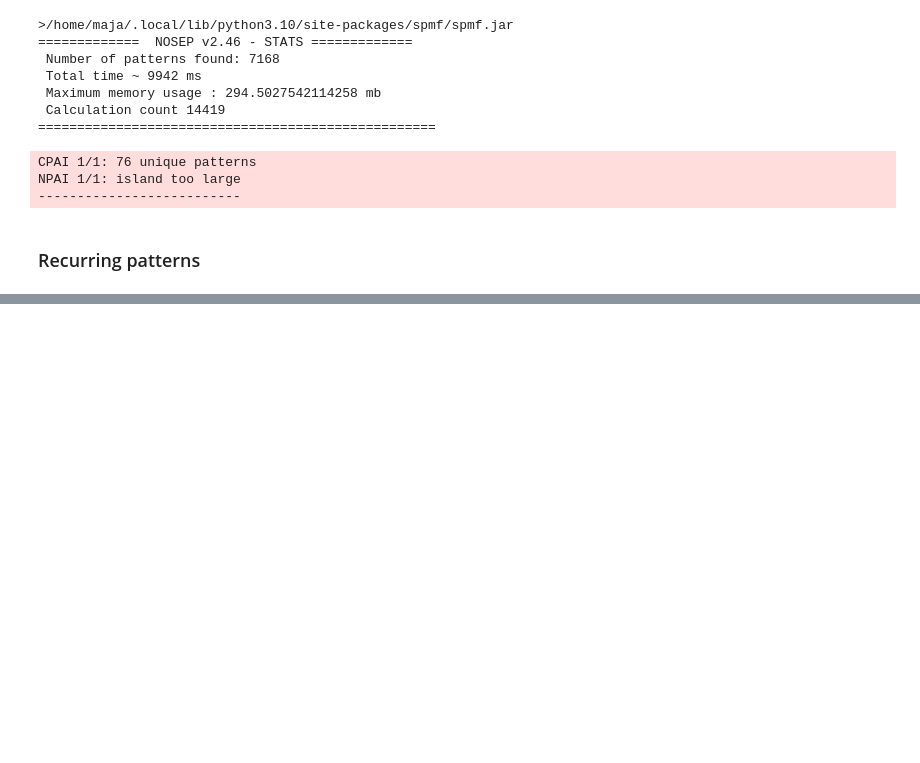
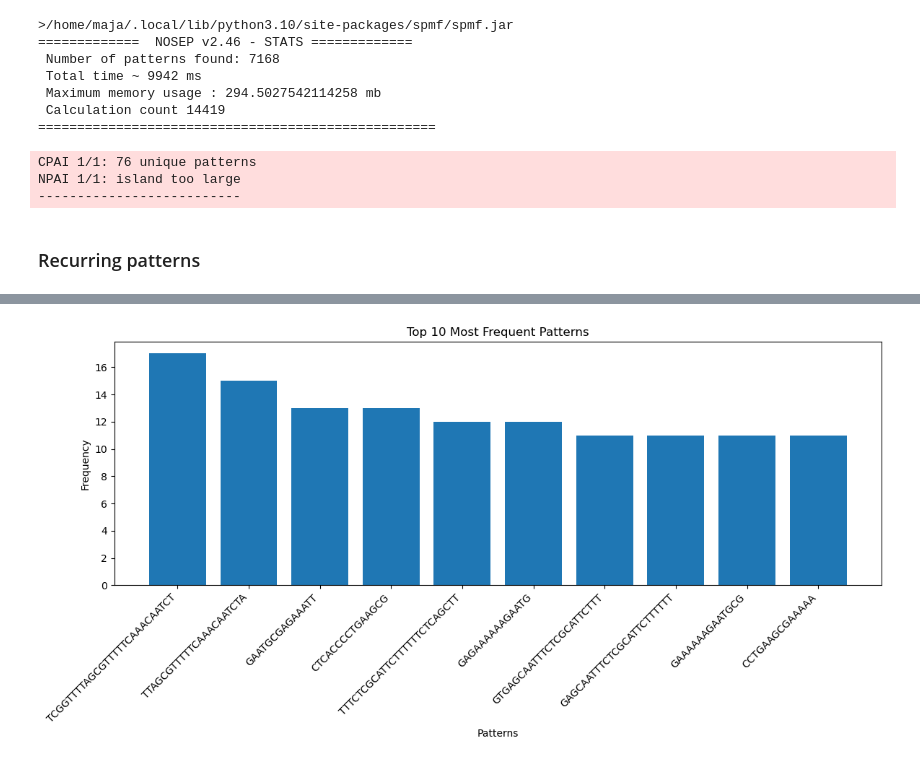
Before and after one commit to veljkoprodan/ip2_pai_patterns, a Jupyter notebook: h_pylori/h_pylori.ipynb, the cells around one changed output, grey strips where cells are left out. Drawn from its saved outputs; the diff is of its cells as text; code cells hidden in the pictures; blank space fills up the shorter version.

Commit message:
Graphs for helicobacter pylori added

```diff
--- a/h_pylori/h_pylori.ipynb
+++ b/h_pylori/h_pylori.ipynb
@@ -1090,0 +1111,19 @@ Pattern 41987/41987
+# %%
+for pattern in recurring_patterns:
+    idx = len(recurring_patterns_df)
+    val = deepcopy(recurring_patterns[pattern])
+
+    for genome in val:
+        islands = ''
+        for island in val[genome]:
+            if islands == '':
+                islands += island
+            else:
+                islands += ', '
+                islands += island
+
+        val[genome] = islands
+
+    val['pattern'] = pattern
+
+    recurring_patterns_df.loc[idx] = val
@@ -1090,0 +1133,36 @@ Pattern 41987/41987
+# %%
+import json
+import matplotlib.pyplot as plt
+
+pattern_freq = [(pattern, len(recurring_patterns[pattern])) for pattern in recurring_patterns]
+
+sorted_patterns = sorted(pattern_freq, key=lambda x: x[1], reverse=True)
+
+top_10_patterns = []
+
+for pattern, freq in sorted_patterns:
+    is_subpattern_or_superpattern = False
+    for top_pattern, _ in top_10_patterns:
+        if pattern in top_pattern or top_pattern[1:-1] in pattern:
+            is_subpattern_or_superpattern = True
+            break
+
+    if not is_subpattern_or_superpattern:
+        top_10_patterns.append((pattern, freq))
+
+    if len(top_10_patterns) == 10:
+        break
+
+patterns = [pattern for pattern, _ in top_10_patterns]
+frequencies = [freq for _, freq in top_10_patterns]
+
+plt.figure(figsize=(12, 6))
+plt.bar(patterns, frequencies)
+plt.xlabel('Patterns')
+plt.ylabel('Frequency')
+plt.title('Top 10 Most Frequent Patterns')
+plt.xticks(rotation=45, ha='right')
+plt.tight_layout()
+plt.show()
+# %% [output]
+[figure, added]
```
Also changed, not shown: parts of 31 cells of this notebook, 7 other files.
